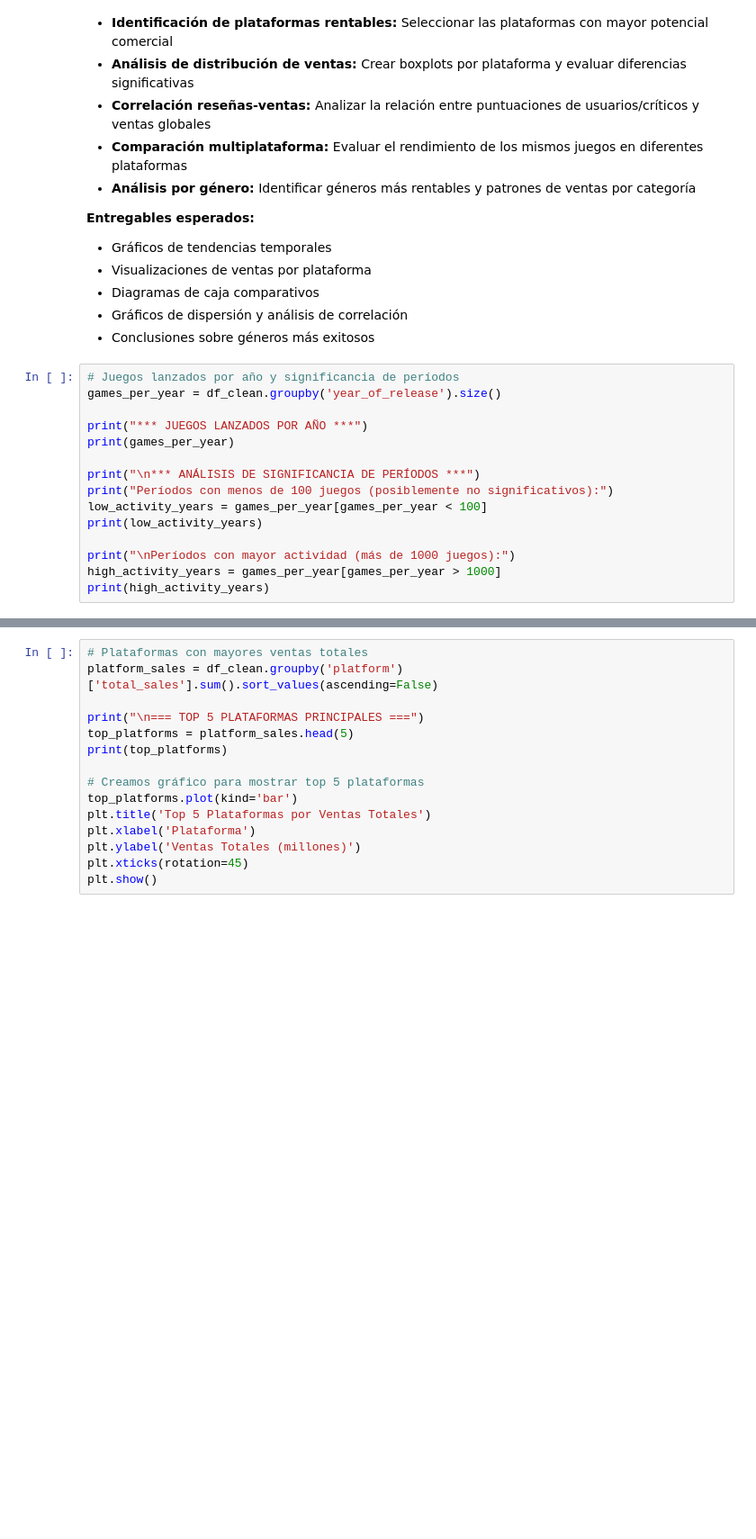
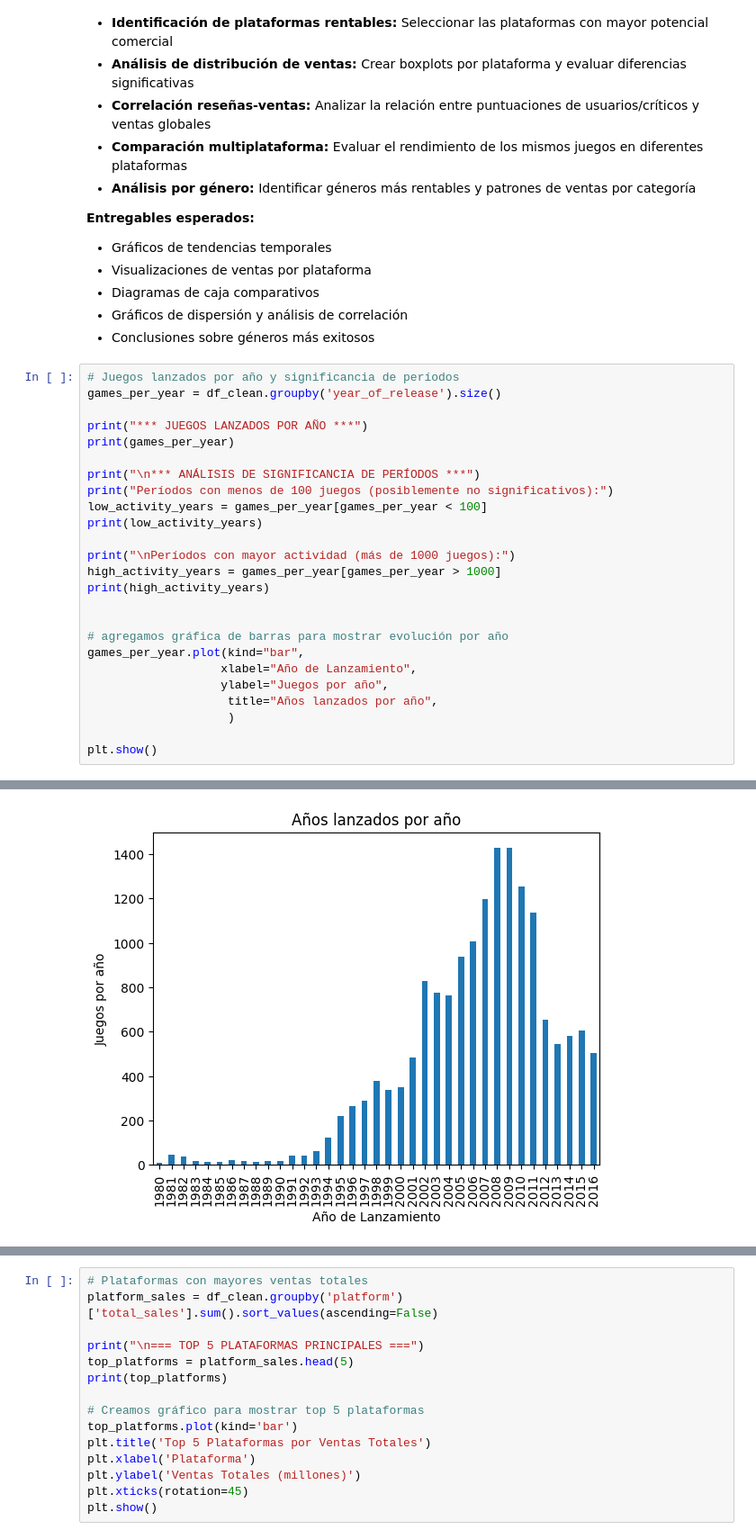
Before and after one commit to carloscarranza2486/tripleten-data-science, a Jupyter notebook: sprint-06-module-project-1/notebook.ipynb, the cells around one changed output, grey strips where cells are left out. Shown at 90% size. Cells and saved outputs as stored; diff of their text form; blank space fills up the shorter version.

```diff
--- a/sprint-06-module-project-1/notebook.ipynb
+++ b/sprint-06-module-project-1/notebook.ipynb
@@ -304,30 +401,41 @@ games_per_year = df_clean.groupby('year_of_release').size()
 
 print("*** JUEGOS LANZADOS POR AÑO ***")
 print(games_per_year)
 
 print("\n*** ANÁLISIS DE SIGNIFICANCIA DE PERÍODOS ***")
 print("Períodos con menos de 100 juegos (posiblemente no significativos):")
 low_activity_years = games_per_year[games_per_year < 100]
 print(low_activity_years)
 
 print("\nPeríodos con mayor actividad (más de 1000 juegos):")
 high_activity_years = games_per_year[games_per_year > 1000]
 print(high_activity_years)
+
+
+# agregamos gráfica de barras para mostrar evolución por año
+games_per_year.plot(kind="bar",
+                   xlabel="Año de Lanzamiento",
+                   ylabel="Juegos por año",
+                    title="Años lanzados por año",
+                    )
+
+plt.show()
 # %% [output]
 *** JUEGOS LANZADOS POR AÑO ***
 year_of_release
 1980       9
 1981      46
 1982      36
 1983      17
 1984      14
 1985      14
 1986      21
 1987      16
 1988      15
 1989      17
 ... (53 lines left out)
 2009    1426
 2010    1255
 2011    1136
 dtype: int64
+[figure, added]
```
Also changed, not shown: parts of 34 cells of this notebook, 10 other files.
